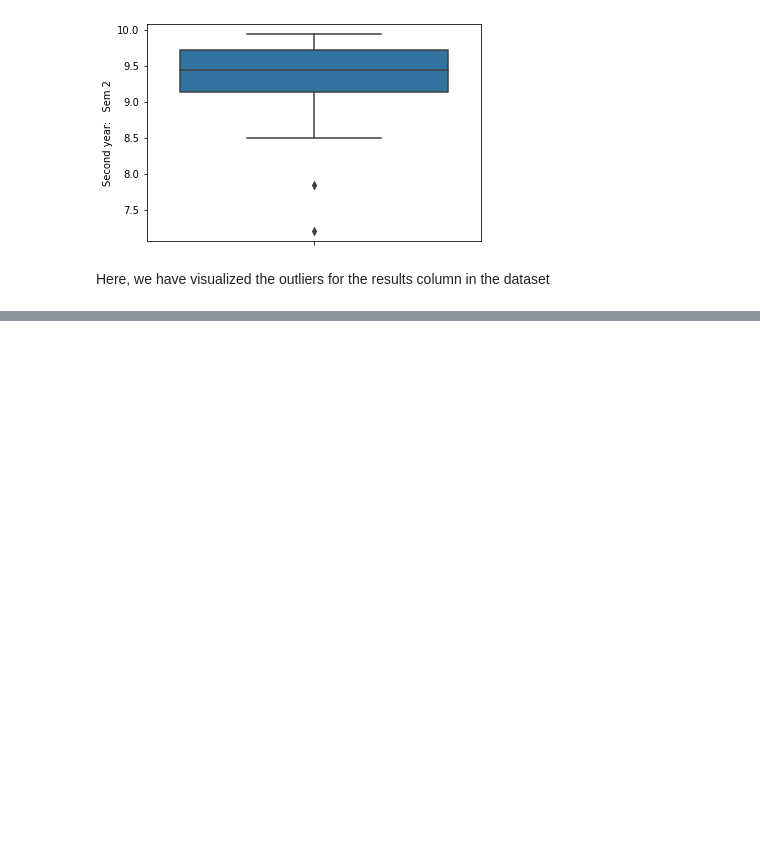
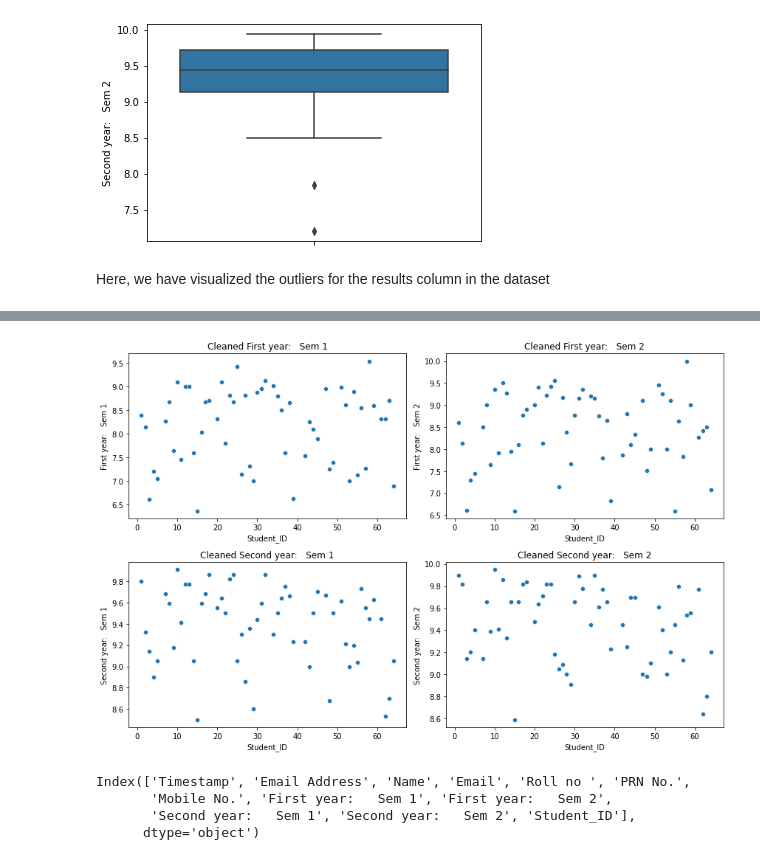
Before and after one commit to om-umrania/Software-Lab-3, a Jupyter notebook: DS-2.ipynb, the cells around one changed output, grey strips where cells are left out. Cells and saved outputs as stored; diff of their text form; code cells hidden in the pictures; blank space fills up the shorter version.

```diff
--- a/DS-2.ipynb
+++ b/DS-2.ipynb
@@ -159,0 +185,31 @@ Here, we have visualized the outliers for the results column in the dataset
+# %%
+def remove_outliers(df, column):
+    Q1 = df[column].quantile(0.25)
+    Q3 = df[column].quantile(0.75)
+    IQR = Q3 - Q1
+    return df[(df[column] >= (Q1 - 1.5 * IQR)) & (df[column] <= (Q3 + 1.5 * IQR))]
+
+data_cleaned = data.copy()
+columns = ['First year:   Sem 1', 'First year:   Sem 2', 'Second year:   Sem 1', 'Second year:   Sem 2']
+
+for col in columns:
+    data_cleaned = remove_outliers(data_cleaned, col)
+
+# If you want to plot the cleaned data to see the effect of outlier removal
+plt.figure(figsize=(12, 8))
+for idx, col in enumerate(columns, 1):
+    plt.subplot(2, 2, idx)
+    sns.scatterplot(x='Student_ID', y=col, data=data_cleaned)
+    plt.title(f'Cleaned {col}')
+
+plt.tight_layout()
+plt.show()
+# %% [output]
+[figure, added]
+# %%
+data.columns
+# %% [output]
+Index(['Timestamp', 'Email Address', 'Name', 'Email', 'Roll no ', 'PRN No.',
+       'Mobile No.', 'First year:   Sem 1', 'First year:   Sem 2',
+       'Second year:   Sem 1', 'Second year:   Sem 2', 'Student_ID'],
+      dtype='object')
```
Also changed, not shown: parts of 19 cells of this notebook, 2 other files.
